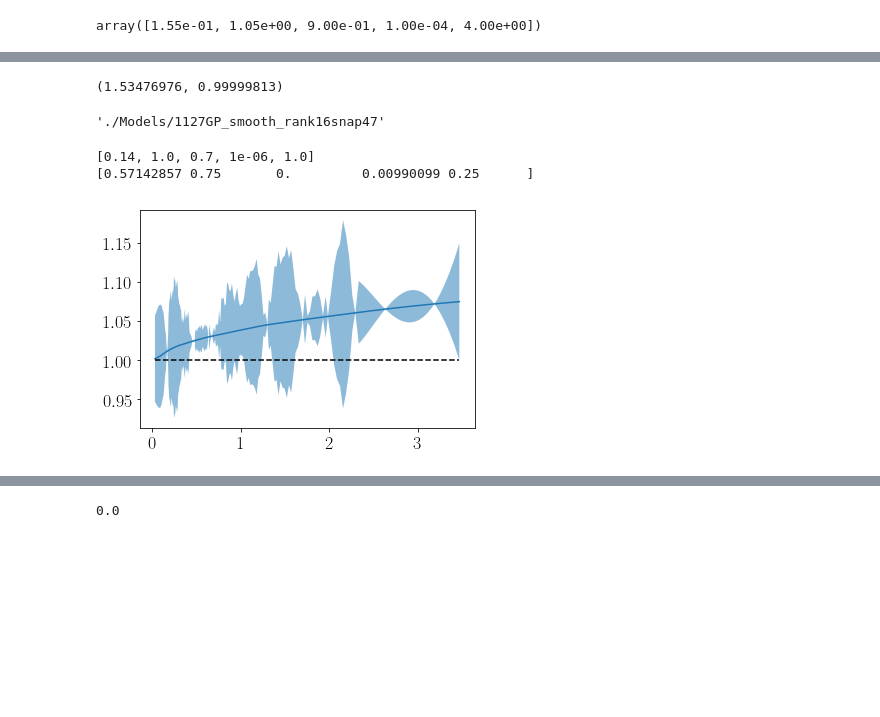
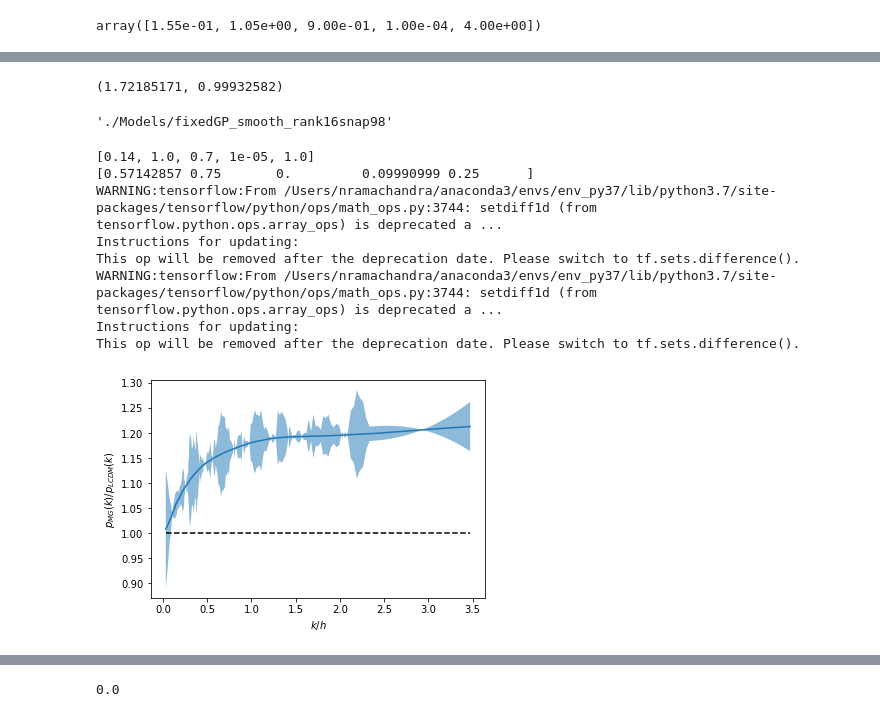
Before and after one commit to nesar/MGemulator, a Jupyter notebook: EmuTrain-gpflow.ipynb, the cells around one changed output, grey strips where cells are left out. Saved outputs shown, nothing was run; the diff lists cells and outputs as text; code cells hidden in the pictures; blank space fills up the shorter version.

```diff
--- a/EmuTrain-gpflow.ipynb
+++ b/EmuTrain-gpflow.ipynb
@@ -30,17 +48,23 @@ del_idx = [4]  ## Random holdouts (not used in training, reserved for validation
 
 # 11, 17, 20, 37, 46,
 # DONOT use these: (array([22, 15, 19, 20, 35]), array([27, 34, 30, 29, 14])) -- edge cases
-snap_ID = 47
+snap_ID = 98 #47
 
 
 ############################# PARAMETERS ##############################
 
 dataDir = "./Data/Emulator213bins/" ## Data folder
 fileIn = dataDir + 'ratiosbins_' + str(snap_ID) + '.txt'
+paramIn = dataDir + 'mg.design'
+
+
+dataDir = "./Data/Fixedn/" ## Data folder
+fileIn = dataDir + 'ratiosbins_' + str(snap_ID) + '.txt'
+paramIn = dataDir + 'mg_log.design'
 
 
 
-paramIn = dataDir + 'mg.design'
+# paramIn = dataDir + 'mg.design'
 # fileIn = dataDir + ['ratios.txt', 'PMG.txt'][0]
 
 
@@ -55,10 +79,12 @@ paramIn = dataDir + 'mg.design'
 
 az = np.loadtxt(dataDir + 'timestepsCOLA.txt', skiprows=1)
 fileIn = dataDir + 'ratiosbins_' + str(snap_ID) + '.txt'
+fileIn = dataDir + 'ratiosbinsnew_' + str(snap_ID) + '.txt'
+
 ### GPmodel = modelDir + 'a89003GPflow_model_213Smooth_rank' + str(nRankMax) + 'snap' + str(snap_ID)  ## Double and single quotes are necessary
 # GPmodel = modelDir + 'a89004GPflow_model_213Smooth_rank' + str(nRankMax) + 'snap' + str(snap_ID)  ## Double and single quotes are necessary
-GPmodel = modelDir + '1127GP_smooth_rank' + str(nRankMax) + 'snap' + str(snap_ID)  ## Double and single quotes are necessary
-PCAmodel = modelDir + '1127PCA_smooth_rank' + str(nRankMax) + 'snap' + str(snap_ID)  ## Double and single quotes are necessary
+GPmodel = modelDir + 'fixedGP_smooth_rank' + str(nRankMax) + 'snap' + str(snap_ID)  ## Double and single quotes are necessary
+PCAmodel = modelDir + 'fixedPCA_smooth_rank' + str(nRankMax) + 'snap' + str(snap_ID)  ## Double and single quotes are necessary
 
 print(GPmodel)
 ################################# I/O #################################
@@ -315,11 +350,11 @@ GPR lengthscales = 6.871559429731124
 # %%
 PmPl_all.max(), PmPl_all.min()
 # %% [output]
-(1.53476976, 0.99999813)
+(1.72185171, 0.99932582)
 # %%
 GPmodel
 # %% [output]
-'./Models/1127GP_smooth_rank16snap47'
+'./Models/fixedGP_smooth_rank16snap98'
 # %%
 # par = [0.136512329, 0.971, 0.82, 1e-06, 1]
 # 11, 17, 20, 37, 46
@@ -332,37 +367,47 @@ m1 = saver.load(GPmodel, context=ctx_for_loading)
 m1.clear()
 m1.compile()
 
 pca_model = pickle.load(open(PCAmodel, 'rb'))
 
 
 
 params = np.loadtxt(paramIn)
 params.min()
 par = params[46]
 # par = [1.46428570e-01, 9.56122398e-01, 8.14285755e-01, 2.05061588e-06, 8.16328004e-02] #params[11]
-par = [0.14, 1.0, 0.7, 1e-6, 1.0] #params[11]
+par = [0.14, 1.0, 0.7, 1e-5, 1.0] #params[11]
 
 scaled_par = scale01(lhdmin, lhdmax, par)
 print(par)
 print( (scaled_par))
 
 # x_id = 46
 #
 #
 
 # print( params[np.argmin(params[:,3])])
 # print(parameter_array_all[x_id])
 plt.figure(12)
 Emu(scaled_par)
 # plt.plot(kvals, Emu(scaled_par))
 plt.plot(kvals, EmuPlusMinus(scaled_par)[0])
 plt.fill_between(kvals, EmuPlusMinus(scaled_par)[1], EmuPlusMinus(scaled_par)[2], alpha = 0.5)
 plt.plot(kvals, np.ones_like(kvals), 'k--')
+
+plt.ylabel(r'$p_{MG}(k)/p_{LCDM}(k)$')
+plt.xlabel(r'$k/h$')
+
 plt.show()
 # %% [output]
-[0.14, 1.0, 0.7, 1e-06, 1.0]
-[0.57142857 0.75       0.         0.00990099 0.25      ]
+[0.14, 1.0, 0.7, 1e-05, 1.0]
+[0.57142857 0.75       0.         0.09990999 0.25      ]
+WARNING:tensorflow:From /Users/nramachandra/anaconda3/envs/env_py37/lib/python3.7/site-packages/tensorflow/python/ops/math_ops.py:3744: setdiff1d (from tensorflow.python.ops.array_ops) is deprecated a ...
+Instructions for updating:
+This op will be removed after the deprecation date. Please switch to tf.sets.difference().
+WARNING:tensorflow:From /Users/nramachandra/anaconda3/envs/env_py37/lib/python3.7/site-packages/tensorflow/python/ops/math_ops.py:3744: setdiff1d (from tensorflow.python.ops.array_ops) is deprecated a ...
+Instructions for updating:
+This op will be removed after the deprecation date. Please switch to tf.sets.difference().
-[figure, old version]
+[figure, new version]
 # %%
 # def EmuM(gpmodel, pcamodel, para_array):
 #     para_array = np.array(para_array)
```
Also changed, not shown: parts of 14 cells of this notebook, 7 other files.
